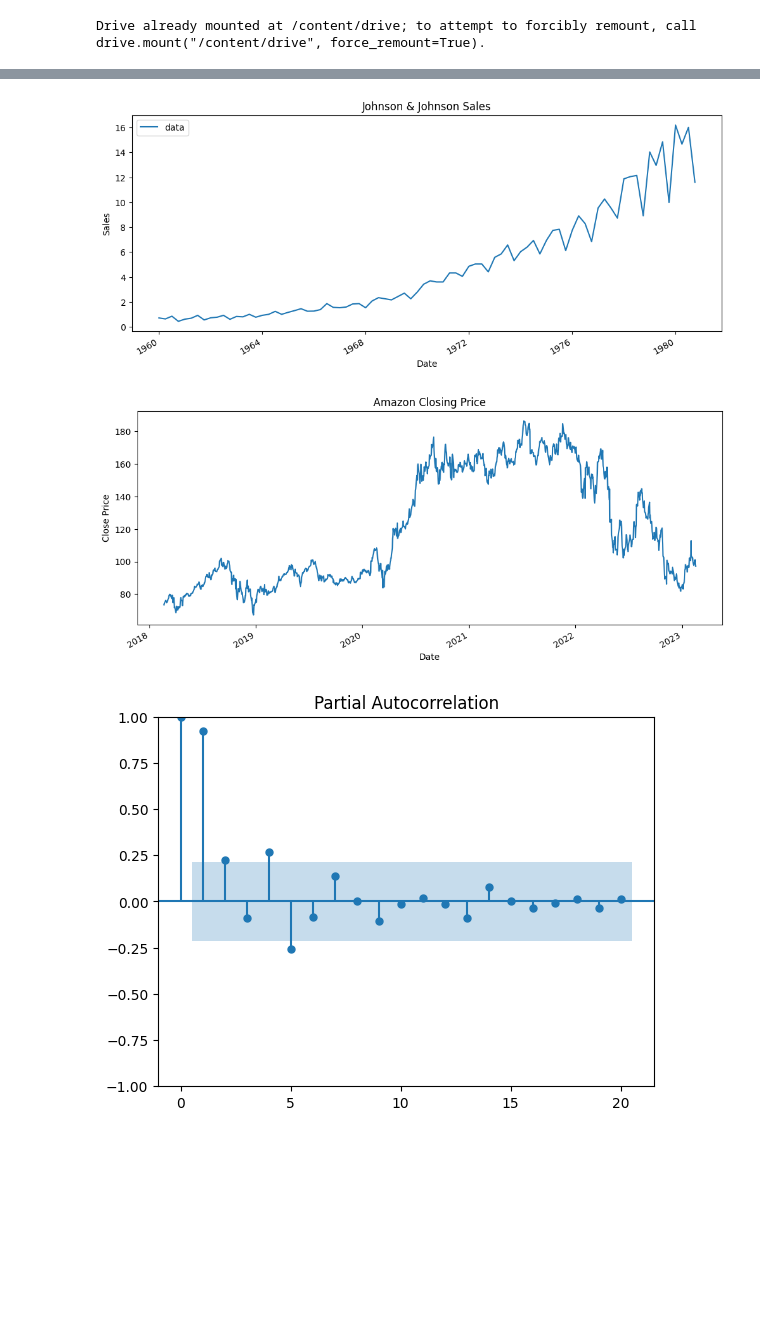
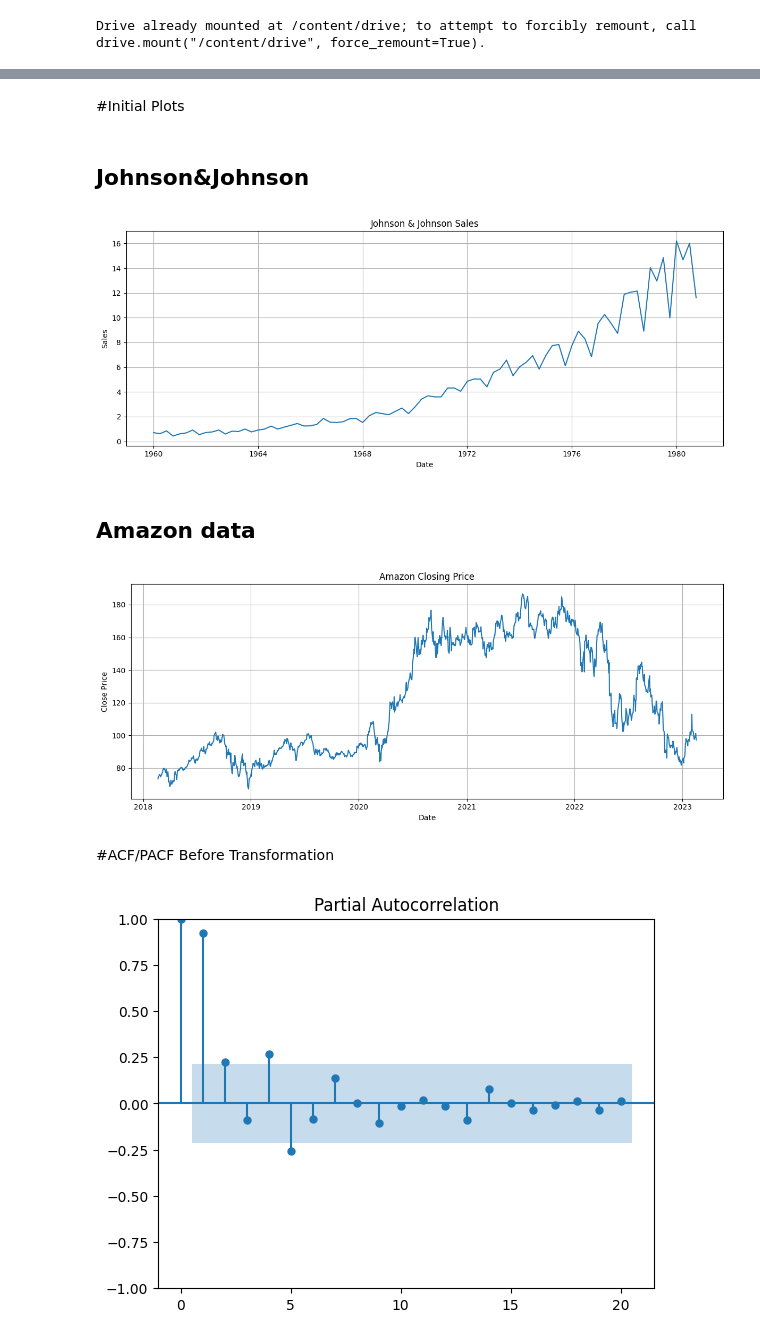
Before and after one commit to Samjacob007/Time-Series, a Jupyter notebook: Time_Series_Modelling_Case_Study.ipynb, the cells around one changed output, grey strips where cells are left out. Saved outputs shown, nothing was run; the diff lists cells and outputs as text; code cells hidden in the pictures; blank space fills up the shorter version.

```diff
--- a/Time_Series_Modelling_Case_Study.ipynb
+++ b/Time_Series_Modelling_Case_Study.ipynb
@@ -40,21 +46,38 @@ Date
 2018-02-22  74.767998  75.126999  73.788002  74.266998  74.266998   97162000
 2018-02-23  74.766998  75.000000  74.324997  75.000000  75.000000   88362000
 2018-02-26  75.459999  76.141998  75.349998  76.097504  76.097504   99100000
+# %% [markdown]
+#Initial Plots
+# %% [markdown]
+## Johnson&Johnson
+# %%
+# Plotting Johnson & Johnson Sales Data
+plt.figure(figsize=(12, 5))
+plt.plot(jj_df.index, jj_df.values)
+plt.title("Johnson & Johnson Sales")
+plt.xlabel("Date")
+plt.ylabel("Sales")
+plt.grid(True)
+plt.tight_layout()
+plt.show()
+# %% [output]
+[figure, added]
+# %% [markdown]
+## Amazon data
 # %%
-# Johnson & Johnson Sales data plot
-jj_df.plot(title="Johnson & Johnson Sales", figsize=(12,5))
-plt.xlabel('Date')
-plt.ylabel('Sales')
+# Plotting Amazon Closing Price Data
+plt.figure(figsize=(12, 5))
+plt.plot(amzn_df.index, amzn_df['Close'])
+plt.title("Amazon Closing Price")
+plt.xlabel("Date")
+plt.ylabel("Close Price")
+plt.grid(True)
+plt.tight_layout()
 plt.show()
-
-# Amazon Share price data plot
-amzn_df['Close'].plot(title="Amazon Closing Price", figsize=(12,5))
-plt.xlabel('Date')
-plt.ylabel('Close Price')
-plt.show()
 # %% [output]
-[figure, old version]
+[figure, new version]
-[figure, removed]
+# %% [markdown]
+#ACF/PACF Before Transformation
 # %%
 plot_pacf(jj_df['data']);
 plot_acf(jj_df['data']);
```
Also changed, not shown: parts of 56 cells of this notebook.
